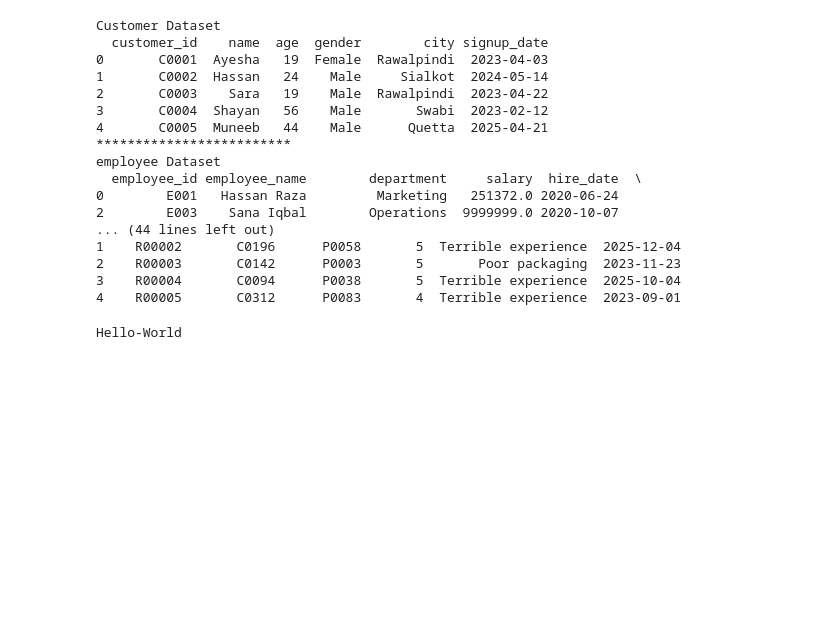
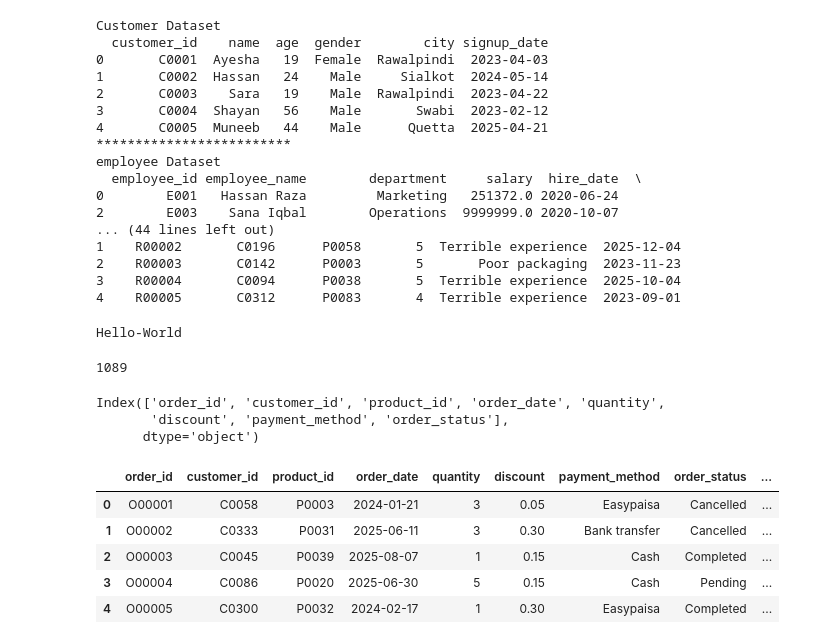
Before and after one commit to Shayan1064/machine-learning-journey, a Jupyter notebook: Day 10/Project 3/Main.ipynb, the cells around one changed output. Saved outputs shown, nothing was run; the diff lists cells and outputs as text; code cells hidden in the pictures; blank space fills up the shorter version.

```diff
--- a/Day 10/Project 3/Main.ipynb
+++ b/Day 10/Project 3/Main.ipynb
@@ -329,3 +331,35 @@ employee Dataset
 print('Hello-World')
 # %% [output]
 Hello-World
+# %%
+order_count=order[order['order_status']=='Completed']
+print(len(order_count))
+# %% [output]
+1089
+# %%
+order.columns
+# %% [output]
+Index(['order_id', 'customer_id', 'product_id', 'order_date', 'quantity',
+       'discount', 'payment_method', 'order_status'],
+      dtype='object')
+# %%
+df_orders = order.merge(
+    product[["product_id", "price"]],
+    on="product_id",
+    how="left"
+)
+
+df_orders["spending"] = df_orders["price"] * df_orders["quantity"]
+# %%
+df_orders["price"] = df_orders["price"].abs()
+df_orders["quantity"] = df_orders["quantity"].abs()
+df_orders["spending"] = df_orders["spending"].abs()
+# %%
+df_orders.head()
+# %% [output]
+|  | order_id | customer_id | product_id | order_date | quantity | discount | payment_method | order_status | ... |
+| 0 | O00001 | C0058 | P0003 | 2024-01-21 | 3 | 0.05 | Easypaisa | Cancelled | ... |
+| 1 | O00002 | C0333 | P0031 | 2025-06-11 | 3 | 0.30 | Bank transfer | Cancelled | ... |
+| 2 | O00003 | C0045 | P0039 | 2025-08-07 | 1 | 0.15 | Cash | Completed | ... |
+| 3 | O00004 | C0086 | P0020 | 2025-06-30 | 5 | 0.15 | Cash | Pending | ... |
+| 4 | O00005 | C0300 | P0032 | 2024-02-17 | 1 | 0.30 | Easypaisa | Completed | ... |
```
Also changed, not shown: parts of 4 cells of this notebook, 2 other files.
